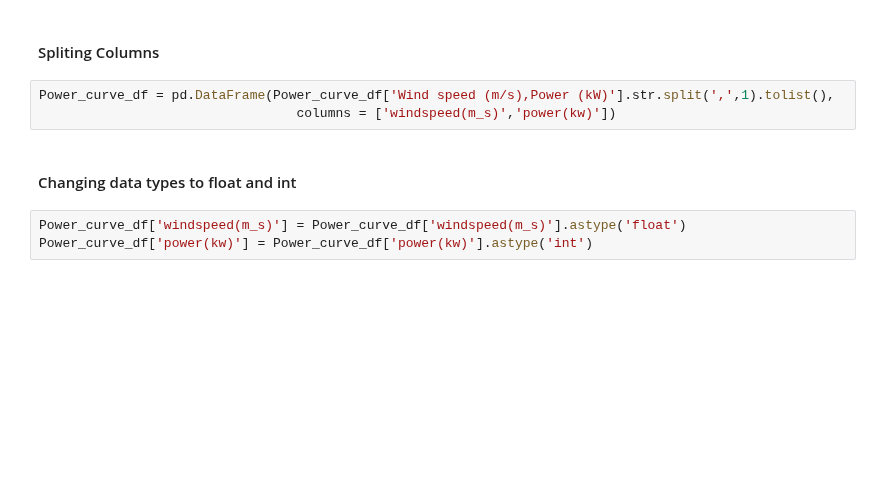
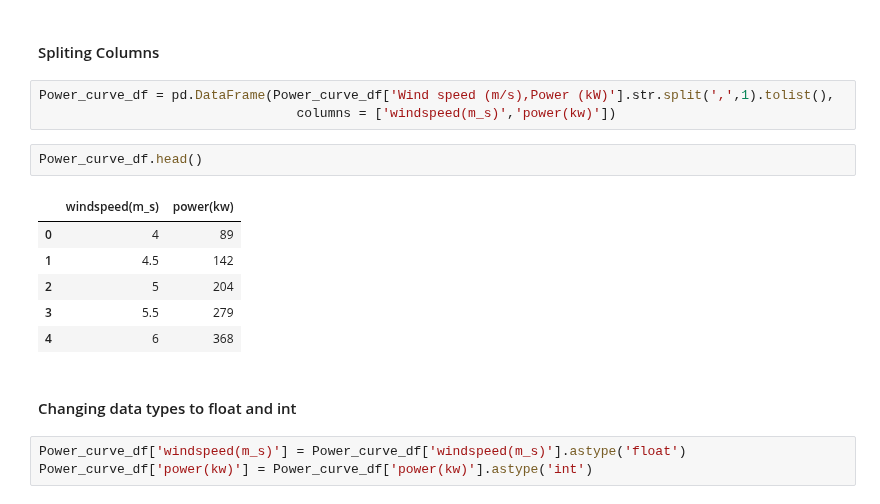
Before and after one commit to RicardoJPedro82/wmillfailprev, a Jupyter notebook: notebooks/Ricardo_exploration.ipynb, the cells around one changed output. Cells and saved outputs as stored; diff of their text form; blank space fills up the shorter version.

```diff
--- a/notebooks/Ricardo_exploration.ipynb
+++ b/notebooks/Ricardo_exploration.ipynb
@@ -85,6 +135,15 @@ Power_curve_df.head()
 # %%
 Power_curve_df = pd.DataFrame(Power_curve_df['Wind speed (m/s),Power (kW)'].str.split(',',1).tolist(),
                                  columns = ['windspeed(m_s)','power(kw)'])
+# %%
+Power_curve_df.head()
+# %% [output]
+|  | windspeed(m_s) | power(kw) |
+| 0 | 4 | 89 |
+| 1 | 4.5 | 142 |
+| 2 | 5 | 204 |
+| 3 | 5.5 | 279 |
+| 4 | 6 | 368 |
 # %% [markdown]
 #### Changing data types to float and int
 # %%
```
Also changed, not shown: parts of 6 cells of this notebook, 1 other file.
